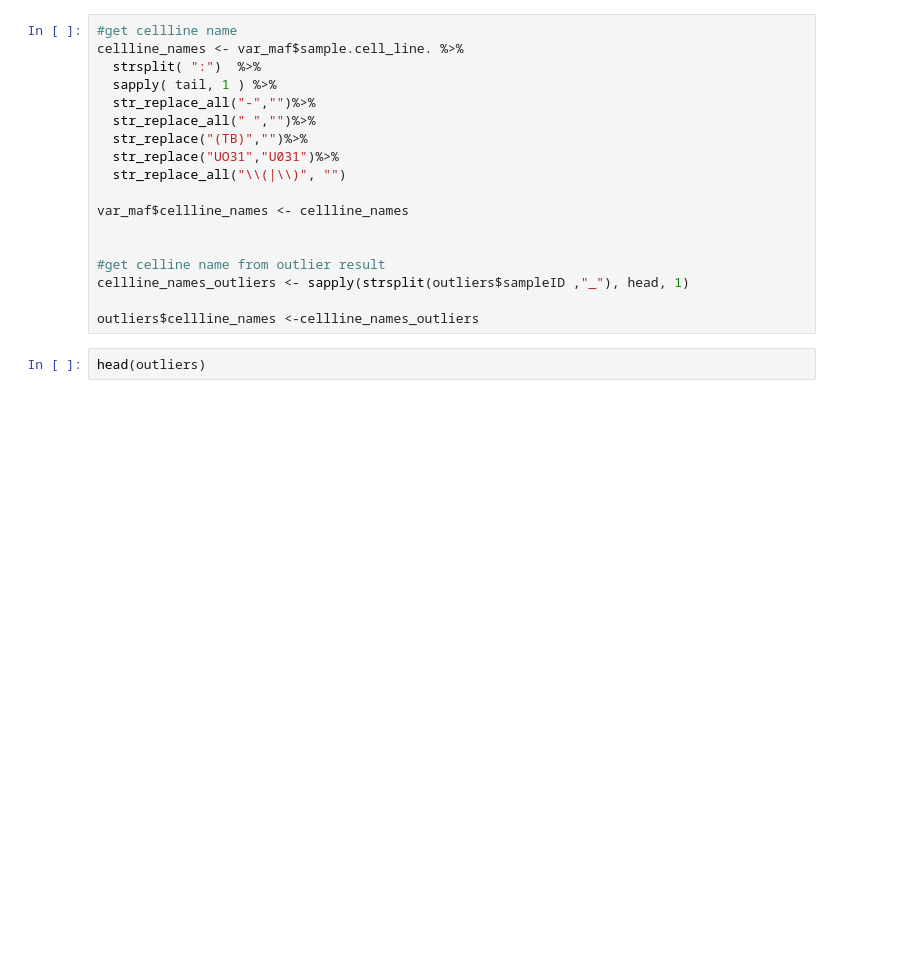
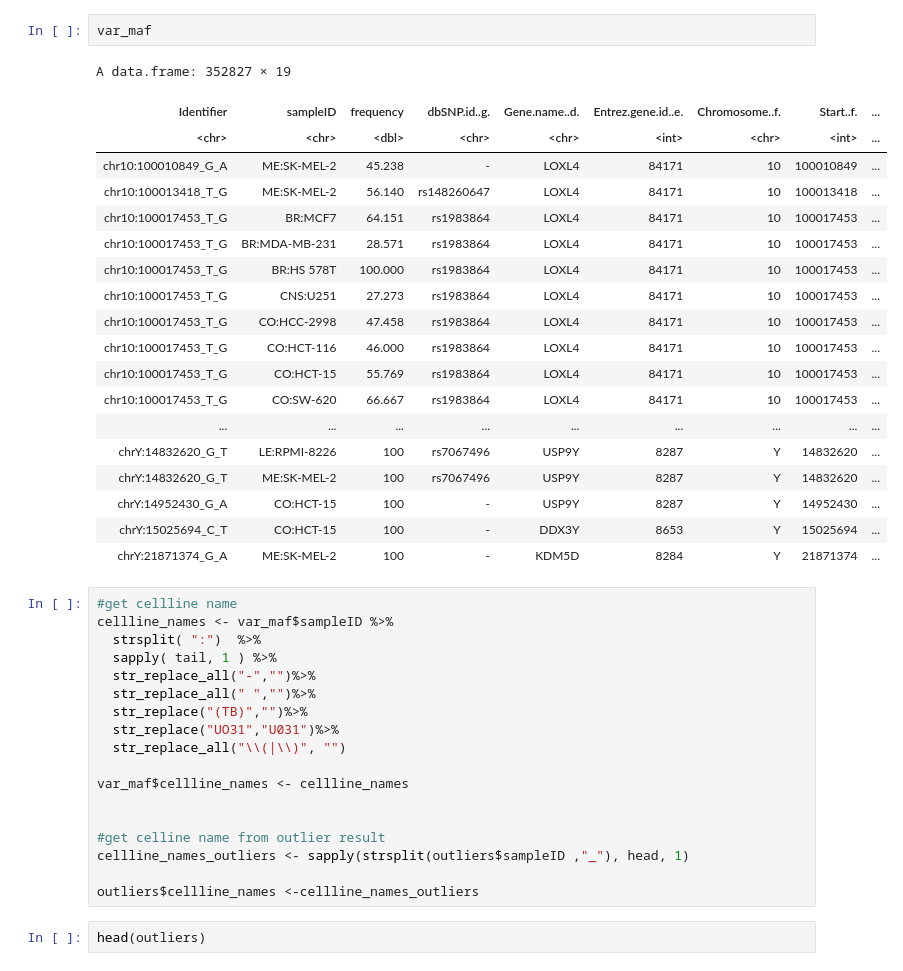
Before and after one commit to wxicu/proteinOutliersMissingValues, a Jupyter notebook: outlier_var_maf_mapping.ipynb, the cells around one changed output. Cells and saved outputs as stored; diff of their text form; blank space fills up the shorter version.

```diff
--- a/outlier_var_maf_mapping.ipynb
+++ b/outlier_var_maf_mapping.ipynb
@@ -65,6 +48,28 @@ The following object is masked from ‘package:plyr’:
+# %%
+var_maf
+# %% [output]
+A data.frame: 352827 × 19
+| Identifier | sampleID | frequency | dbSNP.id..g. | Gene.name..d. | Entrez.gene.id..e. | Chromosome..f. | Start..f. | ... |
+| <chr> | <chr> | <dbl> | <chr> | <chr> | <int> | <chr> | <int> | ... |
+| chr10:100010849_G_A | ME:SK-MEL-2 | 45.238 | - | LOXL4 | 84171 | 10 | 100010849 | ... |
+| chr10:100013418_T_G | ME:SK-MEL-2 | 56.140 | rs148260647 | LOXL4 | 84171 | 10 | 100013418 | ... |
+| chr10:100017453_T_G | BR:MCF7 | 64.151 | rs1983864 | LOXL4 | 84171 | 10 | 100017453 | ... |
+| chr10:100017453_T_G | BR:MDA-MB-231 | 28.571 | rs1983864 | LOXL4 | 84171 | 10 | 100017453 | ... |
+| chr10:100017453_T_G | BR:HS 578T | 100.000 | rs1983864 | LOXL4 | 84171 | 10 | 100017453 | ... |
+| chr10:100017453_T_G | CNS:U251 | 27.273 | rs1983864 | LOXL4 | 84171 | 10 | 100017453 | ... |
+| chr10:100017453_T_G | CO:HCC-2998 | 47.458 | rs1983864 | LOXL4 | 84171 | 10 | 100017453 | ... |
+| chr10:100017453_T_G | CO:HCT-116 | 46.000 | rs1983864 | LOXL4 | 84171 | 10 | 100017453 | ... |
+| chr10:100017453_T_G | CO:HCT-15 | 55.769 | rs1983864 | LOXL4 | 84171 | 10 | 100017453 | ... |
+| chr10:100017453_T_G | CO:SW-620 | 66.667 | rs1983864 | LOXL4 | 84171 | 10 | 100017453 | ... |
+| ... | ... | ... | ... | ... | ... | ... | ... | ... |
+| chrY:14832620_G_T | LE:RPMI-8226 | 100 | rs7067496 | USP9Y | 8287 | Y | 14832620 | ... |
+| chrY:14832620_G_T | ME:SK-MEL-2 | 100 | rs7067496 | USP9Y | 8287 | Y | 14832620 | ... |
+| chrY:14952430_G_A | CO:HCT-15 | 100 | - | USP9Y | 8287 | Y | 14952430 | ... |
+| chrY:15025694_C_T | CO:HCT-15 | 100 | - | DDX3Y | 8653 | Y | 15025694 | ... |
+| chrY:21871374_G_A | ME:SK-MEL-2 | 100 | - | KDM5D | 8284 | Y | 21871374 | ... |
 # %%
 #get cellline name
-cellline_names <- var_maf$sample.cell_line. %>%
+cellline_names <- var_maf$sampleID %>%
   strsplit( ":")  %>%
   sapply( tail, 1 ) %>%
   str_replace_all("-","")%>%
```
Also changed, not shown: parts of 7 cells of this notebook, 5 other files.
